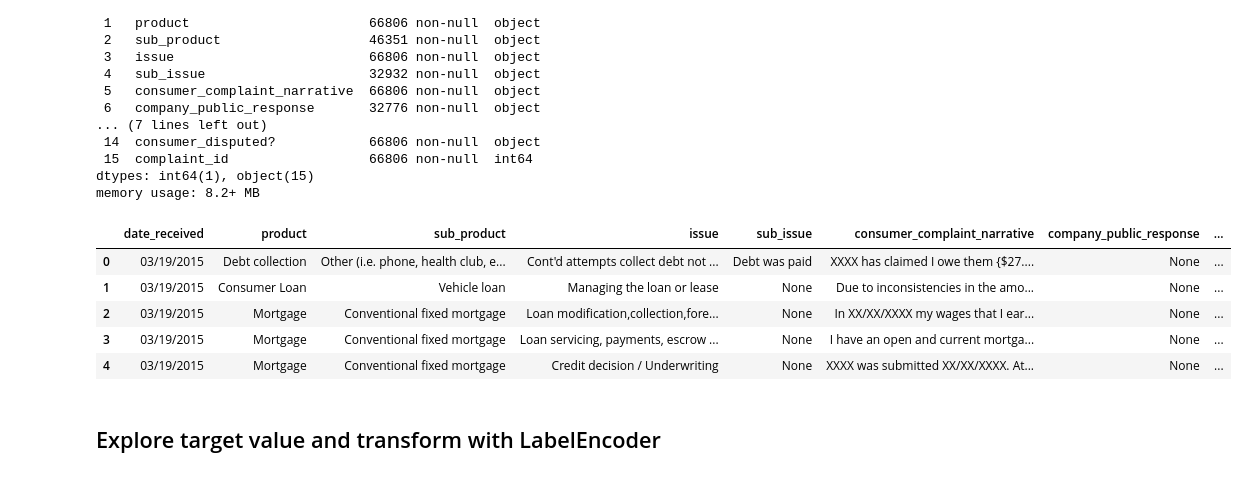
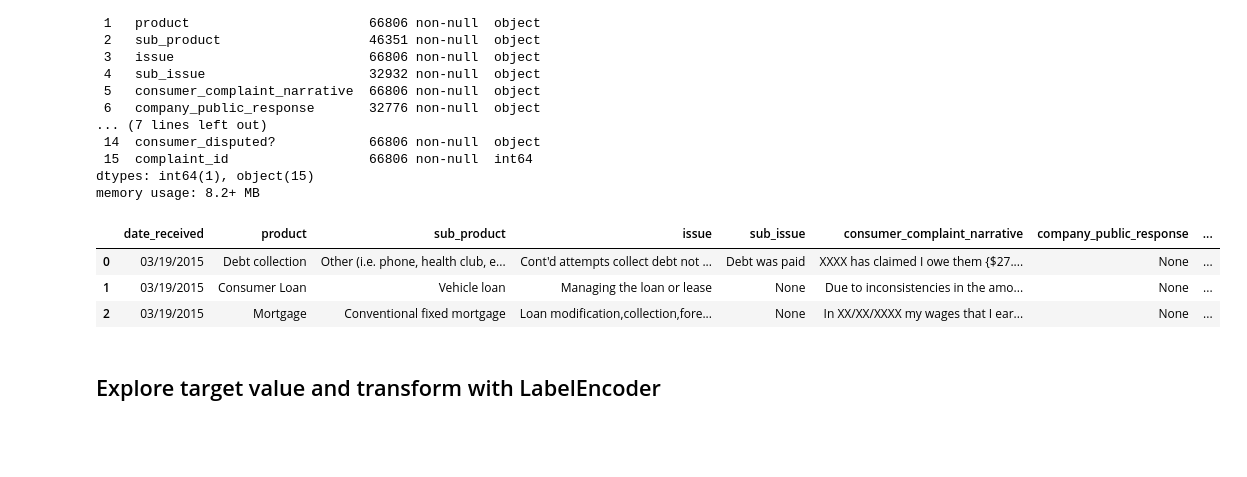
Before and after one commit to schellrw/consumer_complaints, a Jupyter notebook: 00_EDA_and_FE.ipynb, the cells around one changed output. Cells and saved outputs as stored; diff of their text form; code cells hidden in the pictures; blank space fills up the shorter version.

```diff
--- a/00_EDA_and_FE.ipynb
+++ b/00_EDA_and_FE.ipynb
@@ -179,14 +177,12 @@ Data columns (total 16 columns):
 dtypes: int64(1), object(15)
 memory usage: 8.2+ MB
 # %%
-df.head()
+df.head(3)
 # %% [output]
 |  | date_received | product | sub_product | issue | sub_issue | consumer_complaint_narrative | company_public_response | ... |
 | 0 | 03/19/2015 | Debt collection | Other (i.e. phone, health club, e... | Cont'd attempts collect debt not ... | Debt was paid | XXXX has claimed I owe them {$27.... | None | ... |
 | 1 | 03/19/2015 | Consumer Loan | Vehicle loan | Managing the loan or lease | None | Due to inconsistencies in the amo... | None | ... |
 | 2 | 03/19/2015 | Mortgage | Conventional fixed mortgage | Loan modification,collection,fore... | None | In XX/XX/XXXX my wages that I ear... | None | ... |
-| 3 | 03/19/2015 | Mortgage | Conventional fixed mortgage | Loan servicing, payments, escrow ... | None | I have an open and current mortga... | None | ... |
-| 4 | 03/19/2015 | Mortgage | Conventional fixed mortgage | Credit decision / Underwriting | None | XXXX was submitted XX/XX/XXXX. At... | None | ... |
 # %% [markdown]
 ## Explore target value and transform with LabelEncoder
 # %%
```
Also changed, not shown: parts of 4 cells of this notebook, 1 other file.
